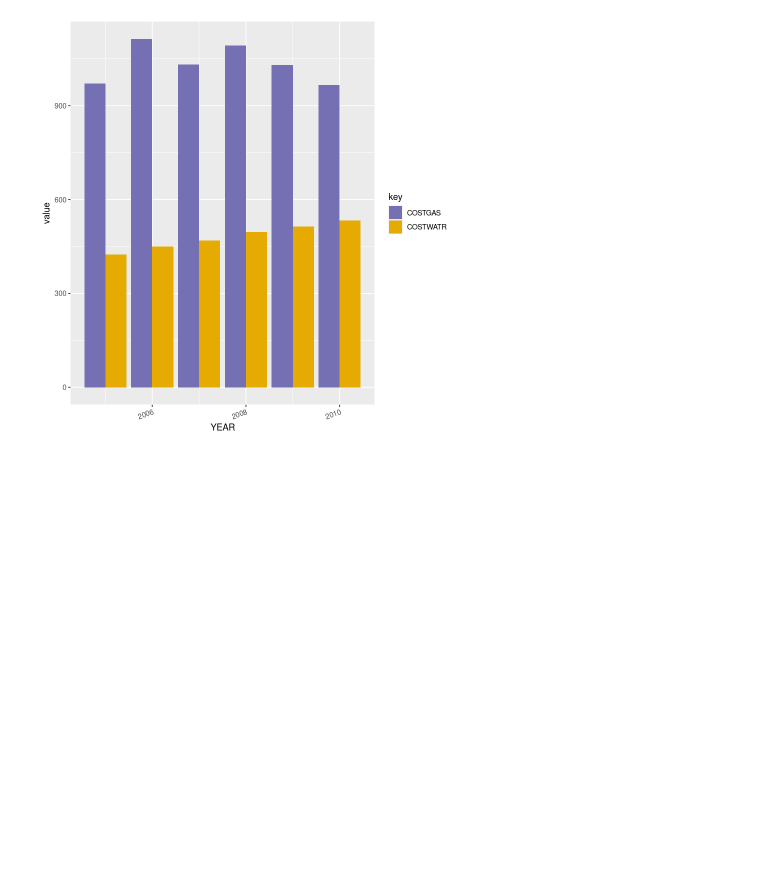
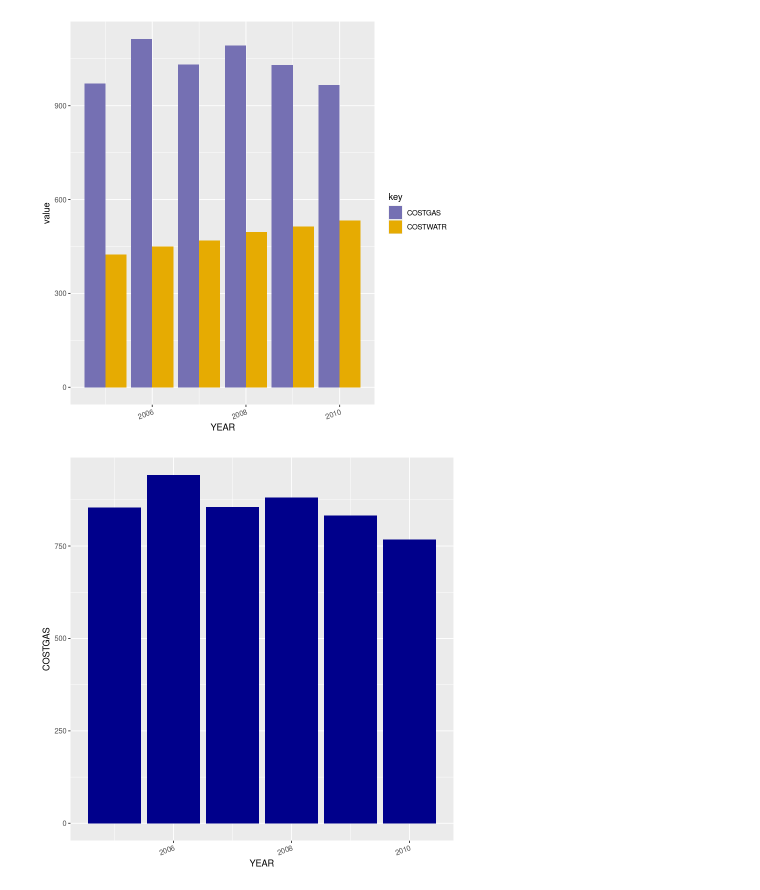
Before and after one commit to jcolond/LTCC_Reno, a Jupyter notebook: IPUMS_Exercise_2.ipynb, the cells around one changed output. Cells and saved outputs as stored; diff of their text form; code cells hidden in the pictures; blank space fills up the shorter version.

```diff
--- a/IPUMS_Exercise_2.ipynb
+++ b/IPUMS_Exercise_2.ipynb
@@ -169,3 +169,9 @@ data_summary <- data %>% filter(PERNUM ==1 & COSTGAS != 0 & COSTGAS < 9990 & COS
 ggplot(data_summary, aes(x = YEAR, y = value, fill = key)) + geom_col(position = "dodge") + theme(axis.text.x = element_text(angle = 20, hjust =1)) + scale_fill_manual(values = c("#7570b3", "#e6ab02"))
 # %% [output]
 [figure]
+# %%
+data_summary <- data %>% filter(PERNUM ==1 & COSTGAS !=0 & COSTGAS < 9990) %>% filter(UNITSSTR == 3 & ROOMS == 5) %>% mutate (COSTGAS = COSTGAS * CPI99) %>% group_by(YEAR) %>% summarize(COSTGAS = weighted.mean(COSTGAS, HHWT))
+# %%
+ggplot(data_summary, aes(x=YEAR, y=COSTGAS)) + geom_col(position = "dodge", fill = "darkblue") + theme(axis.text.x = element_text(angle = 20, hjust = 1))
+# %% [output]
+[figure, added]
```
